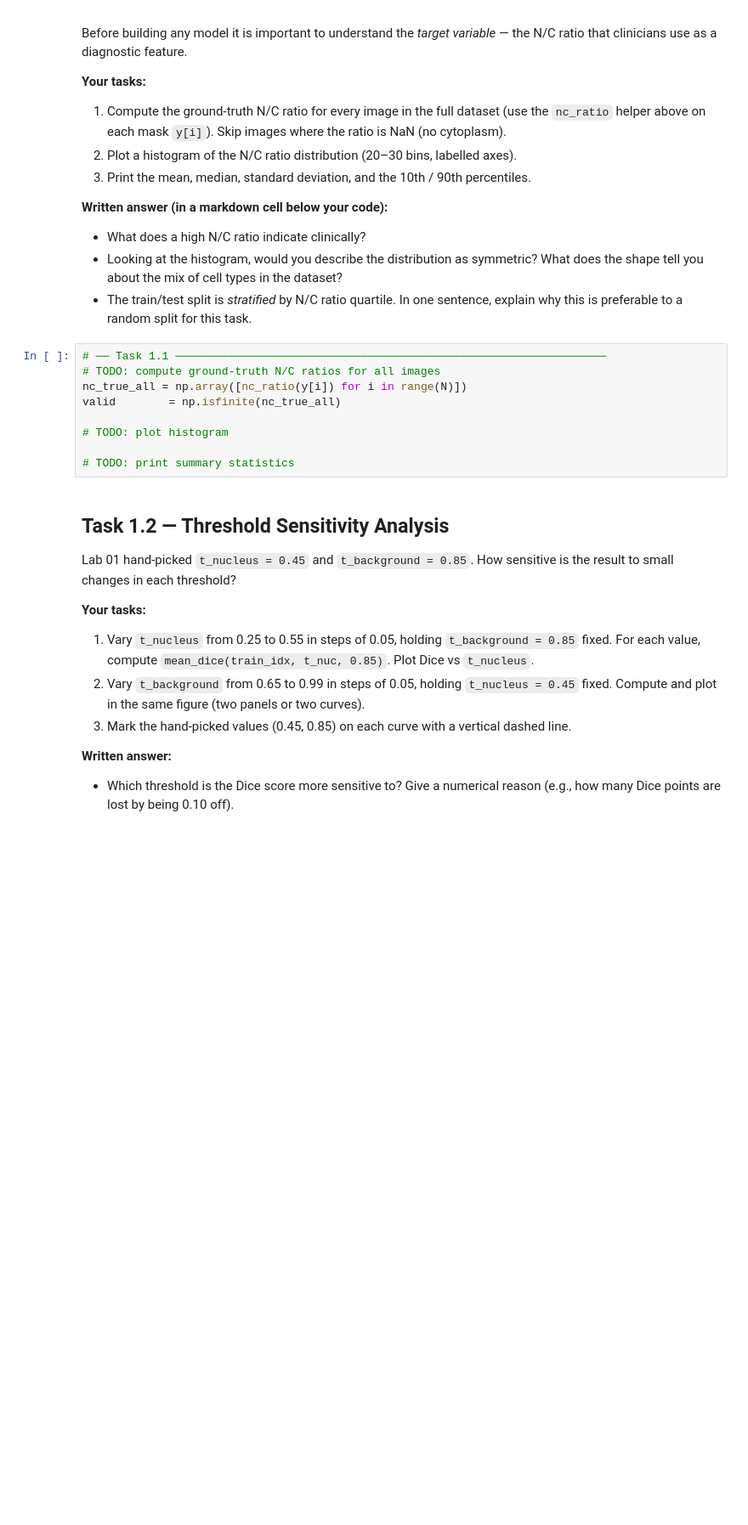
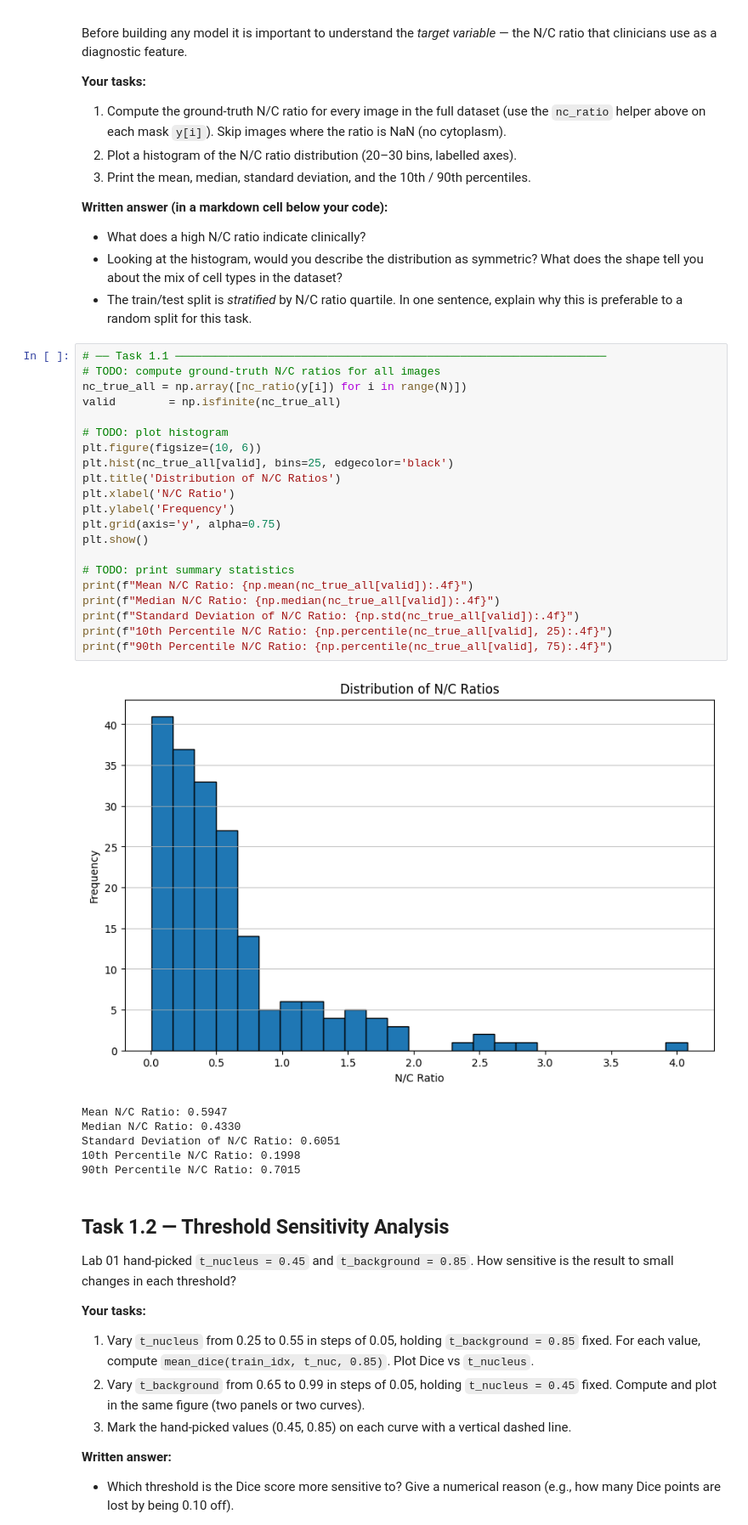
Before and after one commit to emubarak-lamc/PosterRepo, a Jupyter notebook: Projects/project_2_outline.ipynb, the cells around one changed output. Shown at 85% size. Cells and saved outputs as stored; diff of their text form; blank space fills up the shorter version.

```diff
--- a/Projects/project_2_outline.ipynb
+++ b/Projects/project_2_outline.ipynb
@@ -131,12 +139,31 @@ Before building any model it is important to understand the *target variable*
 # %%
 # ── Task 1.1 ─────────────────────────────────────────────────────────────────
 # TODO: compute ground-truth N/C ratios for all images
 nc_true_all = np.array([nc_ratio(y[i]) for i in range(N)])
 valid        = np.isfinite(nc_true_all)
 
 # TODO: plot histogram
+plt.figure(figsize=(10, 6))
+plt.hist(nc_true_all[valid], bins=25, edgecolor='black')
+plt.title('Distribution of N/C Ratios')
+plt.xlabel('N/C Ratio')
+plt.ylabel('Frequency')
+plt.grid(axis='y', alpha=0.75)
+plt.show()
 
 # TODO: print summary statistics
+print(f"Mean N/C Ratio: {np.mean(nc_true_all[valid]):.4f}")
+print(f"Median N/C Ratio: {np.median(nc_true_all[valid]):.4f}")
+print(f"Standard Deviation of N/C Ratio: {np.std(nc_true_all[valid]):.4f}")
+print(f"10th Percentile N/C Ratio: {np.percentile(nc_true_all[valid], 25):.4f}")
+print(f"90th Percentile N/C Ratio: {np.percentile(nc_true_all[valid], 75):.4f}")
+# %% [output]
+[figure, added]
+Mean N/C Ratio: 0.5947
+Median N/C Ratio: 0.4330
+Standard Deviation of N/C Ratio: 0.6051
+10th Percentile N/C Ratio: 0.1998
+90th Percentile N/C Ratio: 0.7015
 # %% [markdown]
 ## Task 1.2 — Threshold Sensitivity Analysis
 
```
Also changed, not shown: parts of 3 cells of this notebook.
